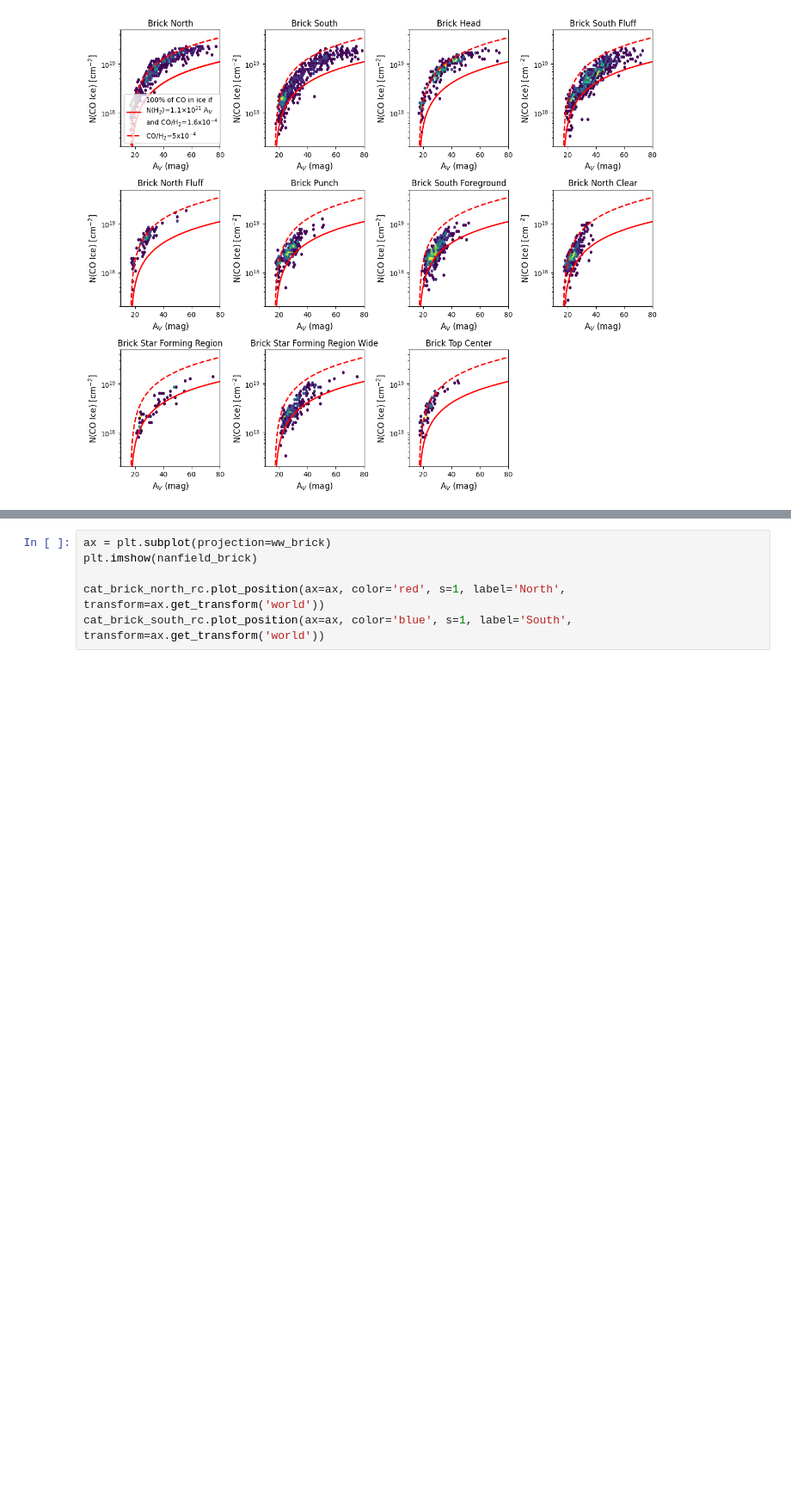
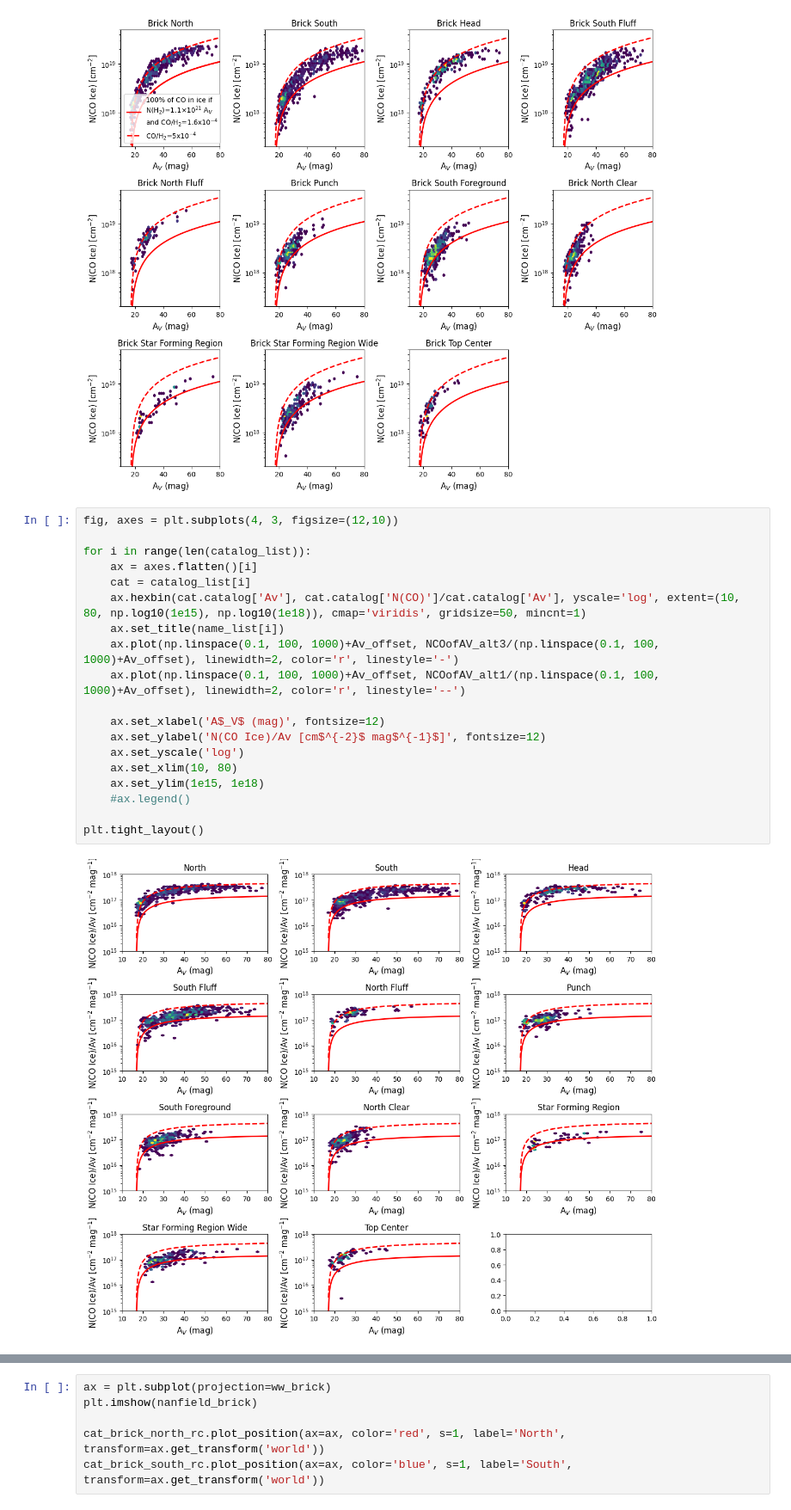
Before and after one commit to SpacialTree/dustridge-cd, a Jupyter notebook: notebooks/brick_analysis.ipynb, the cells around one changed output, grey strips where cells are left out. Shown at 86% size. Drawn from its saved outputs; the diff is of its cells as text; blank space fills up the shorter version.

```diff
--- a/notebooks/brick_analysis.ipynb
+++ b/notebooks/brick_analysis.ipynb
@@ -443,3 +443,24 @@ plt.savefig('/orange/adamginsburg/jwst/cloudc/figures/brick_rc_COice_vs_Av.png',
 plt.savefig('/orange/adamginsburg/jwst/cloudc/figures/brick_rc_COice_vs_Av.pdf', bbox_inches='tight')
 # %% [output]
 [figure]
+# %%
+fig, axes = plt.subplots(4, 3, figsize=(12,10))
+
+for i in range(len(catalog_list)):
+    ax = axes.flatten()[i]
+    cat = catalog_list[i]
+    ax.hexbin(cat.catalog['Av'], cat.catalog['N(CO)']/cat.catalog['Av'], yscale='log', extent=(10, 80, np.log10(1e15), np.log10(1e18)), cmap='viridis', gridsize=50, mincnt=1)
+    ax.set_title(name_list[i])
+    ax.plot(np.linspace(0.1, 100, 1000)+Av_offset, NCOofAV_alt3/(np.linspace(0.1, 100, 1000)+Av_offset), linewidth=2, color='r', linestyle='-')
+    ax.plot(np.linspace(0.1, 100, 1000)+Av_offset, NCOofAV_alt1/(np.linspace(0.1, 100, 1000)+Av_offset), linewidth=2, color='r', linestyle='--')
+
+    ax.set_xlabel('A$_V$ (mag)', fontsize=12)
+    ax.set_ylabel('N(CO Ice)/Av [cm$^{-2}$ mag$^{-1}$]', fontsize=12)
+    ax.set_yscale('log')
+    ax.set_xlim(10, 80)
+    ax.set_ylim(1e15, 1e18)
+    #ax.legend()
+
+plt.tight_layout()
+# %% [output]
+[figure, added]
```
Also changed, not shown: parts of 2 cells of this notebook, 1 other file.
